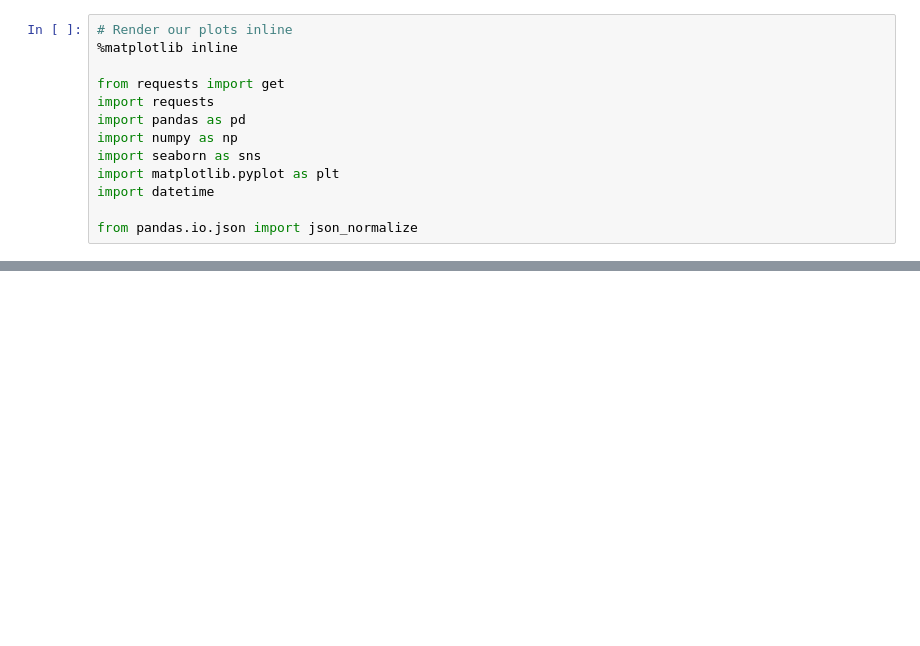
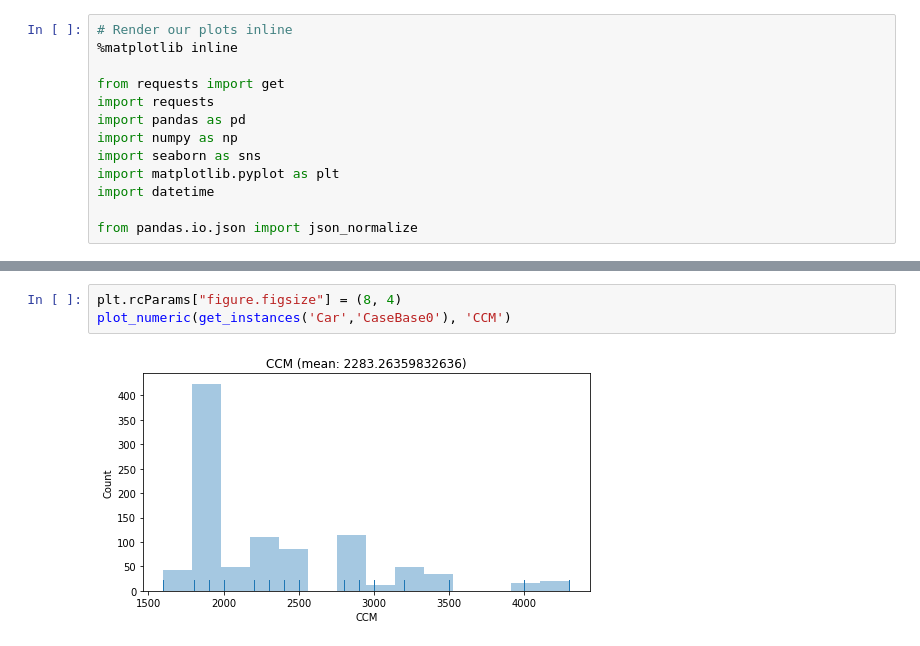
Before and after one commit to ntnu-ai-lab/mycbr-sample-python, a Jupyter notebook: QueryMyCBR.ipynb, the cells around one changed output, grey strips where cells are left out. Drawn from its saved outputs; the diff is of its cells as text; blank space fills up the shorter version.

```diff
--- a/QueryMyCBR.ipynb
+++ b/QueryMyCBR.ipynb
@@ -72,0 +126,5 @@ retrieve_k_sim('Car', 'CaseBase0', '441_audi', '5')
+# %%
+plt.rcParams["figure.figsize"] = (8, 4)
+plot_numeric(get_instances('Car','CaseBase0'), 'CCM')
+# %% [output]
+[figure, added]
```
Also changed, not shown: parts of 31 cells of this notebook.
